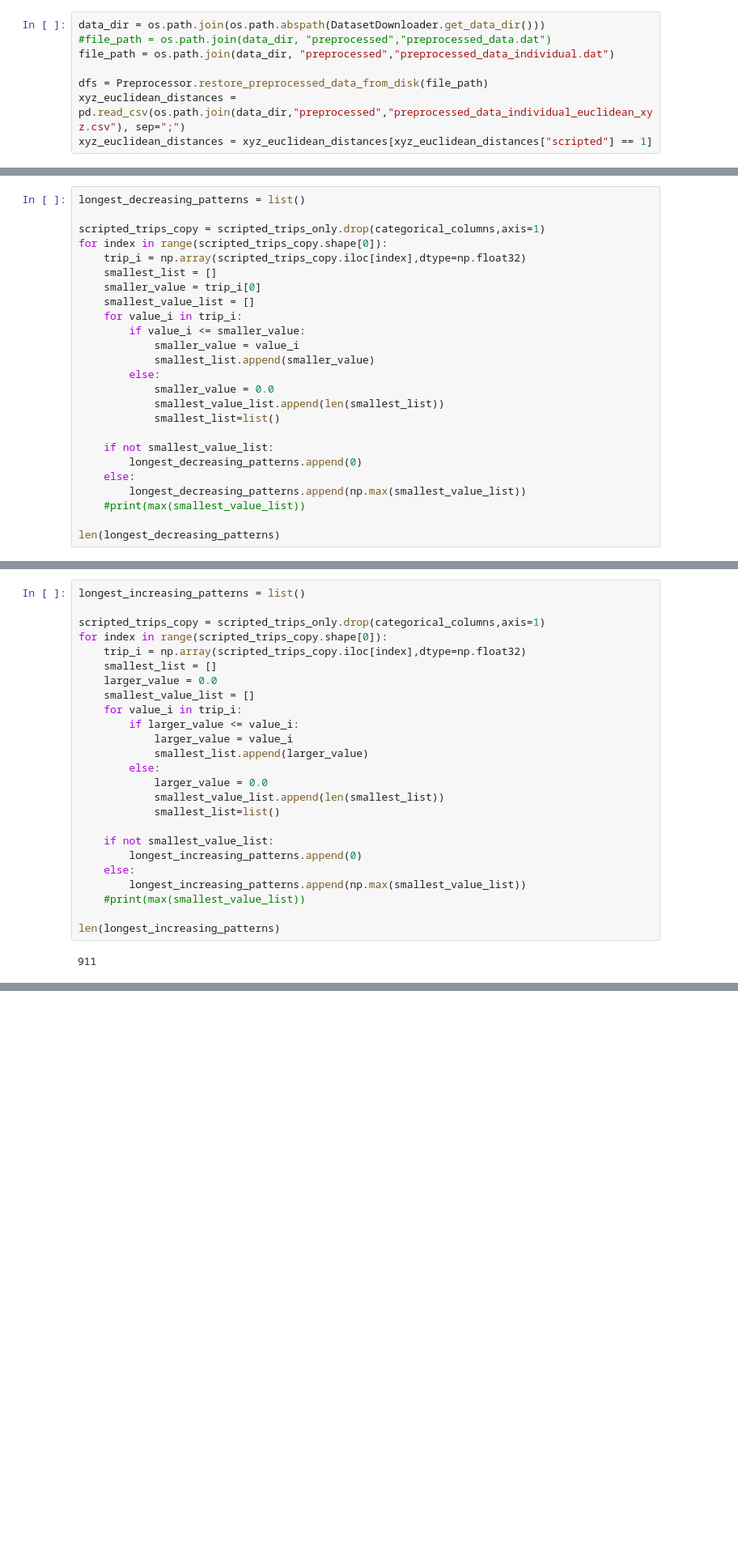
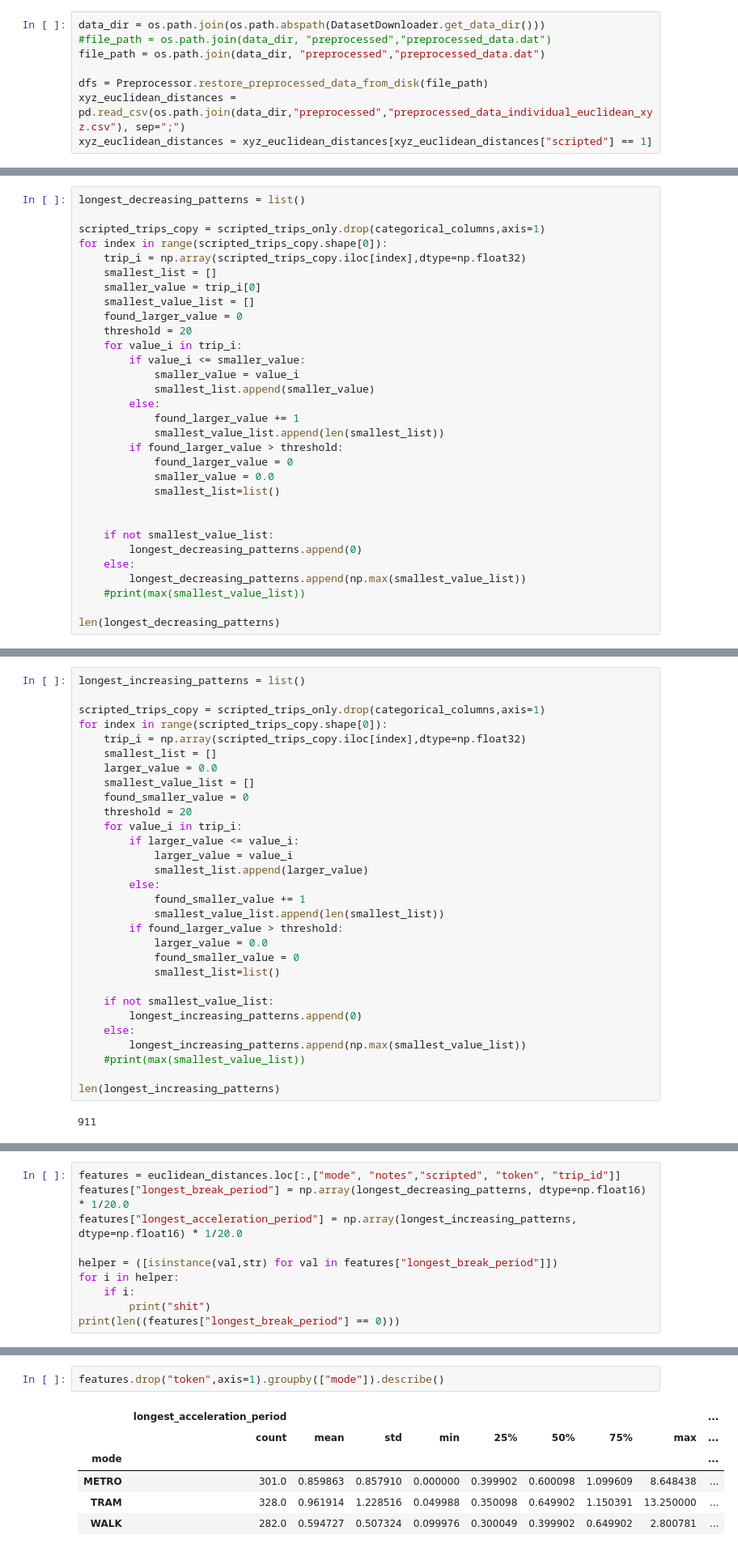
Before and after one commit to univie-datamining-team3/assignment2, a Jupyter notebook: notebooks/4.2-lm-exploratory-feature-engineering-statistics.ipynb, the cells around one changed output, grey strips where cells are left out. Shown at 81% size. Saved outputs shown, nothing was run; the diff lists cells and outputs as text; blank space fills up the shorter version.

Commit message:
work on feature engineering added some statistics for acceleration and break pattern

```diff
--- a/notebooks/4.2-lm-exploratory-feature-engineering-statistics.ipynb
+++ b/notebooks/4.2-lm-exploratory-feature-engineering-statistics.ipynb
@@ -51,7 +59,7 @@ from models.cluster import get_clustering_performance
 # %%
 data_dir = os.path.join(os.path.abspath(DatasetDownloader.get_data_dir()))
 #file_path = os.path.join(data_dir, "preprocessed","preprocessed_data.dat")
-file_path = os.path.join(data_dir, "preprocessed","preprocessed_data_individual.dat")
+file_path = os.path.join(data_dir, "preprocessed","preprocessed_data.dat")
 
 dfs = Preprocessor.restore_preprocessed_data_from_disk(file_path)
 xyz_euclidean_distances = pd.read_csv(os.path.join(data_dir,"preprocessed","preprocessed_data_individual_euclidean_xyz.csv"), sep=";")
@@ -82,14 +90,20 @@ for index in range(scripted_trips_copy.shape[0]):
     smallest_list = []
     smaller_value = trip_i[0]
     smallest_value_list = []
+    found_larger_value = 0
+    threshold = 20
     for value_i in trip_i:
         if value_i <= smaller_value:
             smaller_value = value_i
             smallest_list.append(smaller_value)
         else:
+            found_larger_value += 1
+            smallest_value_list.append(len(smallest_list))
+        if found_larger_value > threshold:
+            found_larger_value = 0
             smaller_value = 0.0
-            smallest_value_list.append(len(smallest_list))
             smallest_list=list()
+
 
     if not smallest_value_list:
         longest_decreasing_patterns.append(0)
@@ -109,13 +125,18 @@ for index in range(scripted_trips_copy.shape[0]):
     smallest_list = []
     larger_value = 0.0
     smallest_value_list = []
+    found_smaller_value = 0
+    threshold = 20
     for value_i in trip_i:
         if larger_value <= value_i:
             larger_value = value_i
             smallest_list.append(larger_value)
         else:
+            found_smaller_value += 1
+            smallest_value_list.append(len(smallest_list))
+        if found_larger_value > threshold:
             larger_value = 0.0
-            smallest_value_list.append(len(smallest_list))
+            found_smaller_value = 0
             smallest_list=list()
 
     if not smallest_value_list:
@@ -138,0 +153,10 @@ print(sorted(longest_increasing_patterns))
+# %%
+features = euclidean_distances.loc[:,["mode", "notes","scripted", "token", "trip_id"]]
+features["longest_break_period"] = np.array(longest_decreasing_patterns, dtype=np.float16) * 1/20.0
+features["longest_acceleration_period"] = np.array(longest_increasing_patterns, dtype=np.float16) * 1/20.0
+
+helper = ([isinstance(val,str) for val in features["longest_break_period"]])
+for i in helper:
+    if i:
+        print("shit")
+print(len((features["longest_break_period"] == 0)))
@@ -139,3 +165,12 @@ print(sorted(longest_increasing_patterns))
+# %%
+features.drop("token",axis=1).groupby(["mode"]).describe()
+# %% [output]
+|  | longest_acceleration_period |  |  |  |  |  |  |  | ... |
+|  | count | mean | std | min | 25% | 50% | 75% | max | ... |
+| mode |  |  |  |  |  |  |  |  | ... |
+| METRO | 301.0 | 0.859863 | 0.857910 | 0.000000 | 0.399902 | 0.600098 | 1.099609 | 8.648438 | ... |
+| TRAM | 328.0 | 0.961914 | 1.228516 | 0.049988 | 0.350098 | 0.649902 | 1.150391 | 13.250000 | ... |
+| WALK | 282.0 | 0.594727 | 0.507324 | 0.099976 | 0.300049 | 0.399902 | 0.649902 | 2.800781 | ... |
 # %% [markdown]
 ## Summary Statistics of euclidean distances:
 # %%
```
Also changed, not shown: parts of 6 cells of this notebook, 4 other files.
